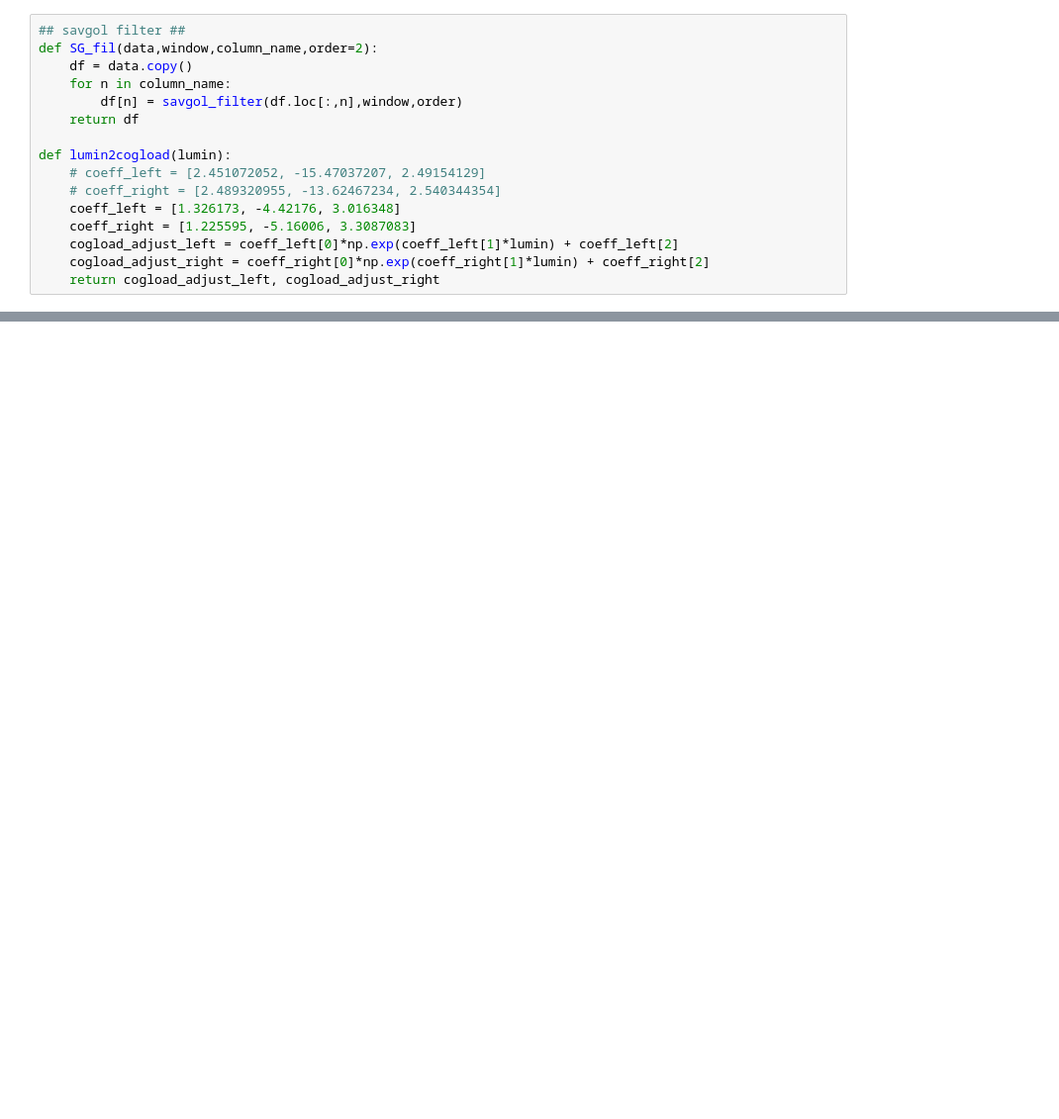
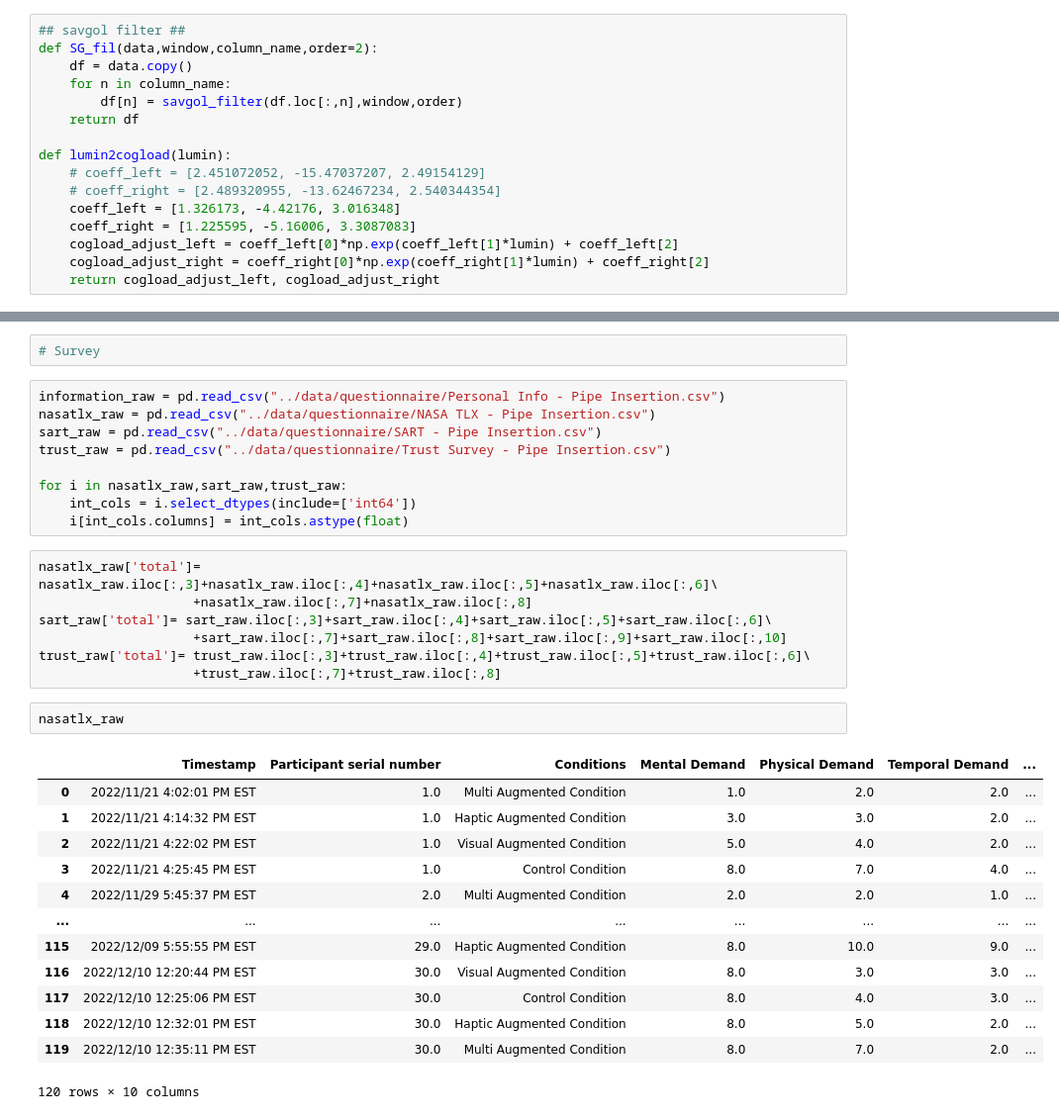
Before and after one commit to Tianyu-Zhou/Haptic-Feedback, a Jupyter notebook: haptic_feedback.ipynb, the cells around one changed output, grey strips where cells are left out. Shown: that part at 99% size. Saved outputs shown, nothing was run; the diff lists cells and outputs as text; blank space fills up the shorter version.

```diff
--- a/haptic_feedback.ipynb
+++ b/haptic_feedback.ipynb
@@ -280,0 +286,34 @@ Text(1715.6521739130435, 0.5, 'Total Depth Error')
+# %%
+# Survey
+# %%
+information_raw = pd.read_csv("../data/questionnaire/Personal Info - Pipe Insertion.csv")
+nasatlx_raw = pd.read_csv("../data/questionnaire/NASA TLX - Pipe Insertion.csv")
+sart_raw = pd.read_csv("../data/questionnaire/SART - Pipe Insertion.csv")
+trust_raw = pd.read_csv("../data/questionnaire/Trust Survey - Pipe Insertion.csv")
+
+for i in nasatlx_raw,sart_raw,trust_raw:
+    int_cols = i.select_dtypes(include=['int64'])
+    i[int_cols.columns] = int_cols.astype(float)
+# %%
+nasatlx_raw['total']= nasatlx_raw.iloc[:,3]+nasatlx_raw.iloc[:,4]+nasatlx_raw.iloc[:,5]+nasatlx_raw.iloc[:,6]\
+                    +nasatlx_raw.iloc[:,7]+nasatlx_raw.iloc[:,8]
+sart_raw['total']= sart_raw.iloc[:,3]+sart_raw.iloc[:,4]+sart_raw.iloc[:,5]+sart_raw.iloc[:,6]\
+                    +sart_raw.iloc[:,7]+sart_raw.iloc[:,8]+sart_raw.iloc[:,9]+sart_raw.iloc[:,10]
+trust_raw['total']= trust_raw.iloc[:,3]+trust_raw.iloc[:,4]+trust_raw.iloc[:,5]+trust_raw.iloc[:,6]\
+                    +trust_raw.iloc[:,7]+trust_raw.iloc[:,8]
+# %%
+nasatlx_raw
+# %% [output]
+|  | Timestamp | Participant serial number | Conditions | Mental Demand | Physical Demand | Temporal Demand | ... |
+| 0 | 2022/11/21 4:02:01 PM EST | 1.0 | Multi Augmented Condition | 1.0 | 2.0 | 2.0 | ... |
+| 1 | 2022/11/21 4:14:32 PM EST | 1.0 | Haptic Augmented Condition | 3.0 | 3.0 | 2.0 | ... |
+| 2 | 2022/11/21 4:22:02 PM EST | 1.0 | Visual Augmented Condition | 5.0 | 4.0 | 2.0 | ... |
+| 3 | 2022/11/21 4:25:45 PM EST | 1.0 | Control Condition | 8.0 | 7.0 | 4.0 | ... |
+| 4 | 2022/11/29 5:45:37 PM EST | 2.0 | Multi Augmented Condition | 2.0 | 2.0 | 1.0 | ... |
+| ... | ... | ... | ... | ... | ... | ... | ... |
+| 115 | 2022/12/09 5:55:55 PM EST | 29.0 | Haptic Augmented Condition | 8.0 | 10.0 | 9.0 | ... |
+| 116 | 2022/12/10 12:20:44 PM EST | 30.0 | Visual Augmented Condition | 8.0 | 3.0 | 3.0 | ... |
+| 117 | 2022/12/10 12:25:06 PM EST | 30.0 | Control Condition | 8.0 | 4.0 | 3.0 | ... |
+| 118 | 2022/12/10 12:32:01 PM EST | 30.0 | Haptic Augmented Condition | 8.0 | 5.0 | 2.0 | ... |
+| 119 | 2022/12/10 12:35:11 PM EST | 30.0 | Multi Augmented Condition | 8.0 | 7.0 | 2.0 | ... |
+120 rows × 10 columns
```
Also changed, not shown: parts of 5 cells of this notebook.
